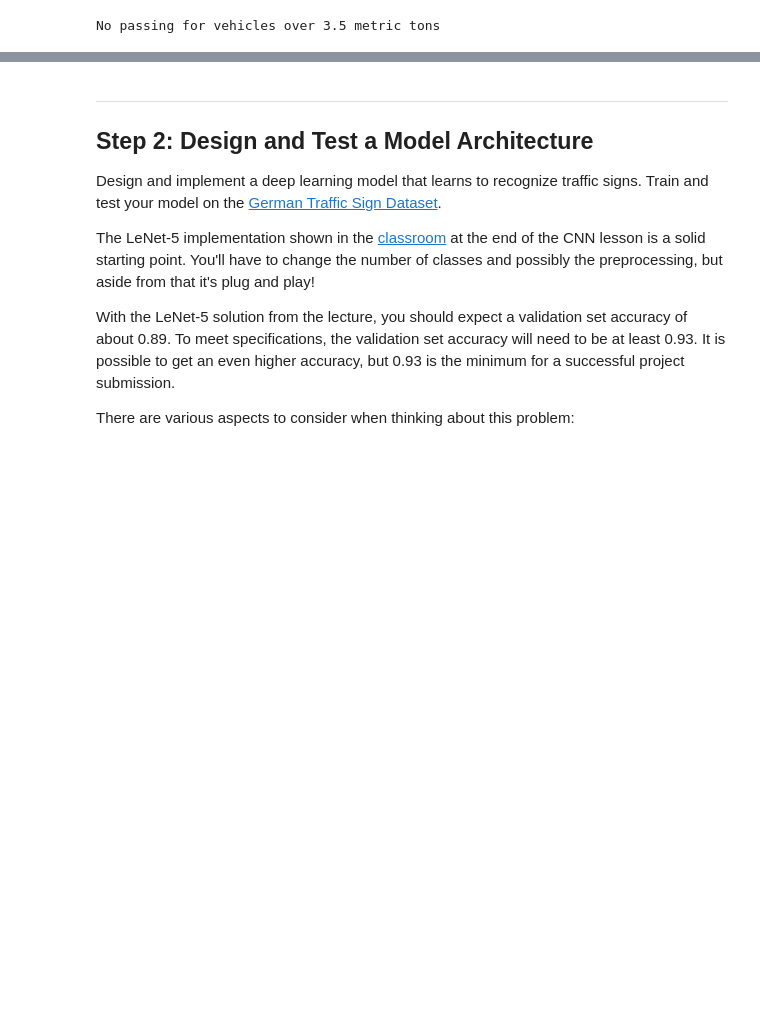
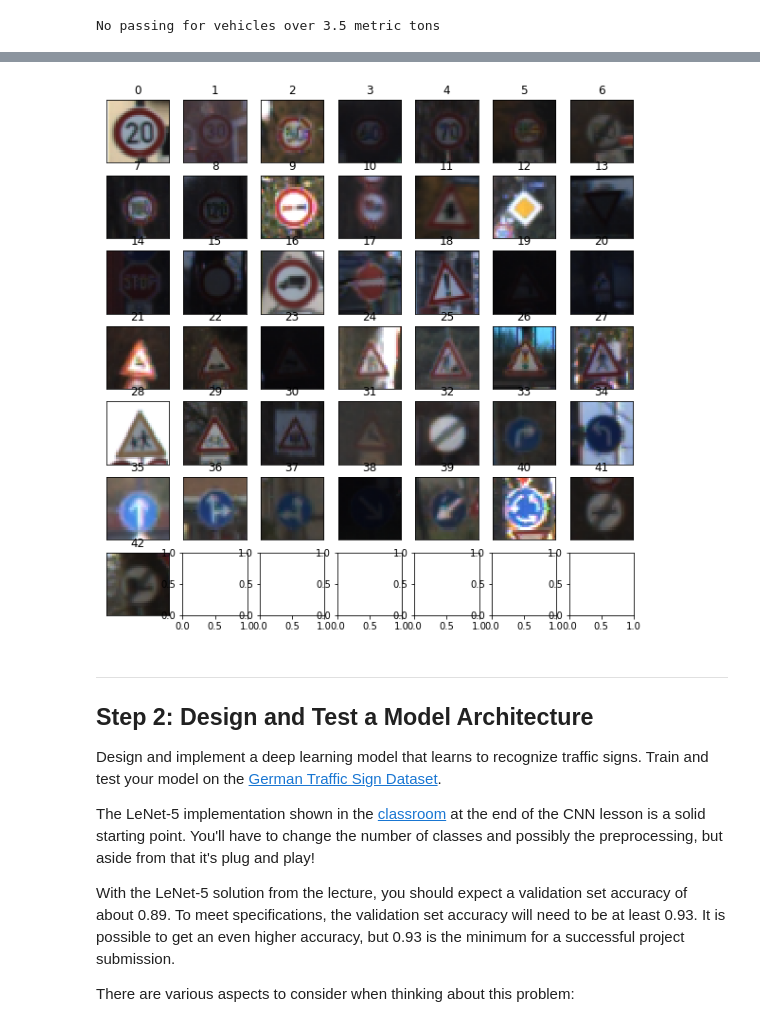
Before and after one commit to ajhsutton/CarND-Traffic-Sign-Classifier-Project, a Jupyter notebook: Traffic_Sign_Classifier.ipynb, the cells around one changed output, grey strips where cells are left out. Cells and saved outputs as stored; diff of their text form; code cells hidden in the pictures; blank space fills up the shorter version.

```diff
--- a/Traffic_Sign_Classifier.ipynb
+++ b/Traffic_Sign_Classifier.ipynb
@@ -131,3 +132,19 @@ fig.subplots_adjust(hspace=0.5)
+# %%
+# Find one image for each label
+fig, axes = plt.subplots(7, 7,\
+                         figsize=(10,10))
+y_train_list = list(y_train)
+for label in labels:
+    ii = label // 7
+    jj = (label - ii*7)
+    ax = axes[ii,jj]
+    img_idx = y_train_list.index(label)
+    ax.imshow(X_train[img_idx])
+    ax.get_xaxis().set_visible(False)
+    ax.get_yaxis().set_visible(False)
+    ax.title.set_text(label)
+# %% [output]
+[figure, added]
 # %% [markdown]
 ----
 
```
Also changed, not shown: parts of 12 cells of this notebook.
